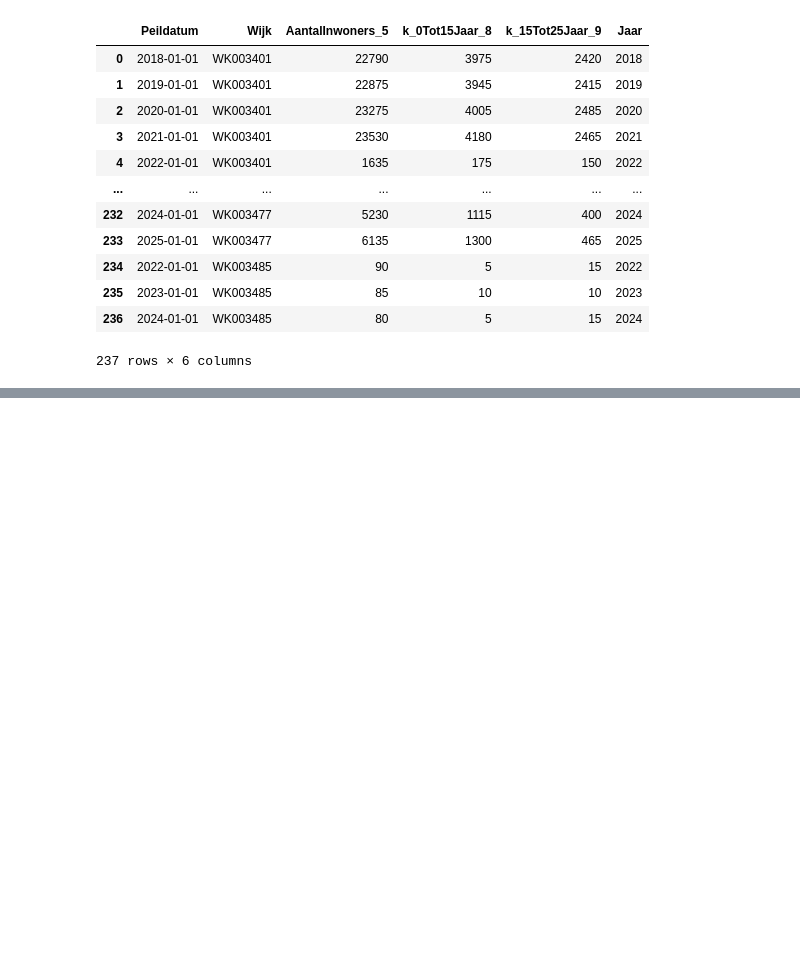
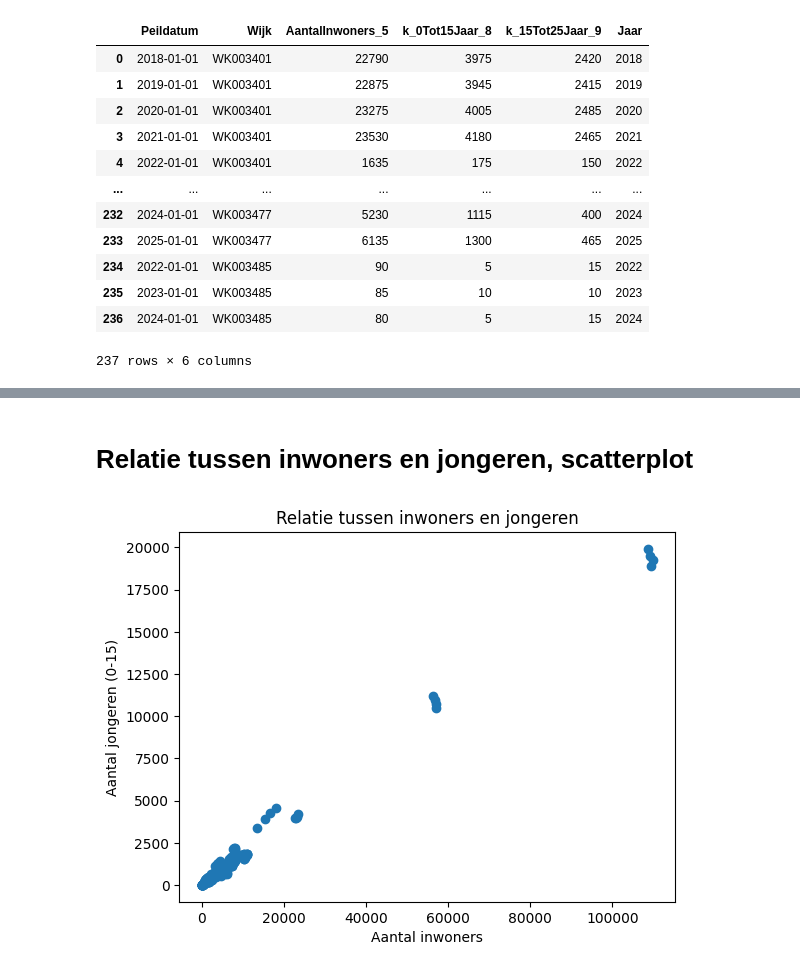
Before and after one commit to Ismael-991/almere-jeugd-voorspelling, a Jupyter notebook: notebooks/individual/Mohammed_notebook.ipynb, the cells around one changed output, grey strips where cells are left out. Cells and saved outputs as stored; diff of their text form; code cells hidden in the pictures; blank space fills up the shorter version.

Commit message:
fase 1 en 2  bar scattergrafiek en lijngrafiek toegevoegd

```diff
--- a/notebooks/individual/Mohammed_notebook.ipynb
+++ b/notebooks/individual/Mohammed_notebook.ipynb
@@ -102,0 +148,4 @@ df.to_csv("../../data/processed/df_v6_clean_final.csv", index=False)
+# %%
+df = pd.read_csv("../../data/processed/df_v6_clean_final.csv")
+
+df.head()
@@ -102,0 +159,13 @@ df.to_csv("../../data/processed/df_v6_clean_final.csv", index=False)
+# %% [markdown]
+# Relatie tussen inwoners en jongeren, scatterplot
+# %%
+import matplotlib.pyplot as plt
+
+
+plt.scatter(df["AantalInwoners_5"], df["k_0Tot15Jaar_8"])
+plt.xlabel("Aantal inwoners")
+plt.ylabel("Aantal jongeren (0-15)")
+plt.title("Relatie tussen inwoners en jongeren")
+plt.show()
+# %% [output]
+[figure, added]
```
Also changed, not shown: parts of 35 cells of this notebook.
